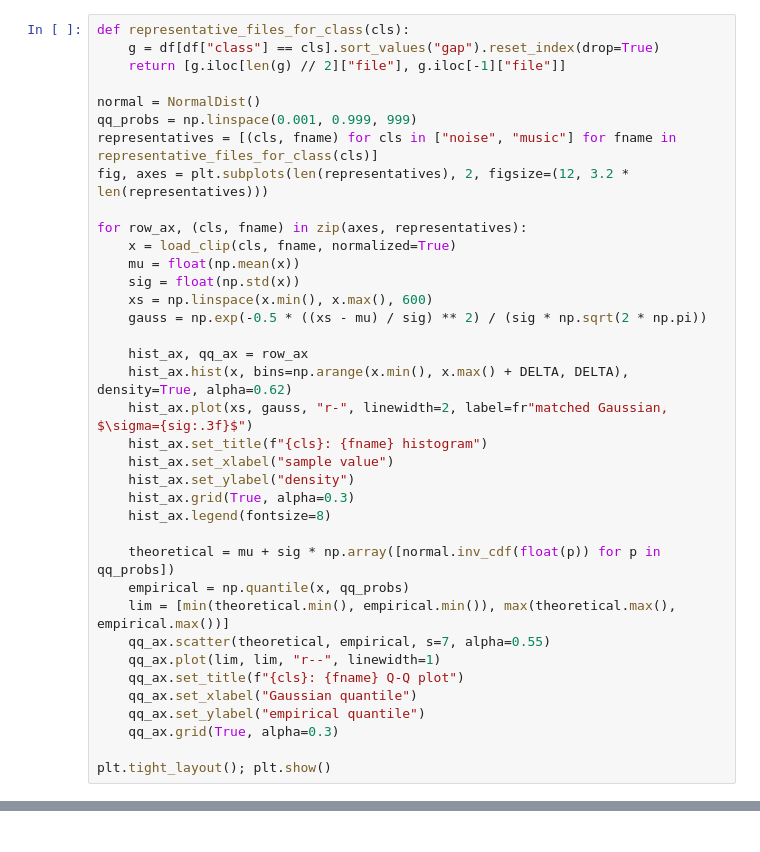
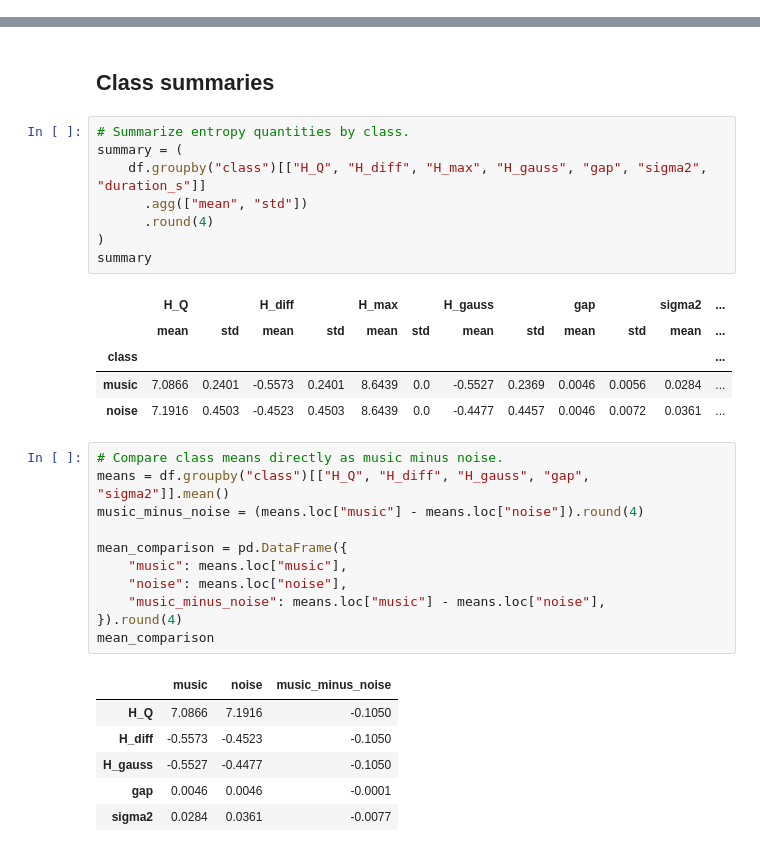
Before and after one commit to wakeupat4am/MATH4010--Advanced-Prob-Stat----Final-Project, a Jupyter notebook: Problem & Visualization/Problem 3/Problem_3.ipynb, the cells around one changed output, grey strips where cells are left out. Cells and saved outputs as stored; diff of their text form.

```diff
--- a/Problem & Visualization/Problem 3/Problem_3.ipynb
+++ b/Problem & Visualization/Problem 3/Problem_3.ipynb
@@ -378,37 +0,0 @@ pivot_gap.round(4)
-# %%
-def representative_files_for_class(cls):
-    g = df[df["class"] == cls].sort_values("gap").reset_index(drop=True)
-    return [g.iloc[len(g) // 2]["file"], g.iloc[-1]["file"]]
-
-normal = NormalDist()
-qq_probs = np.linspace(0.001, 0.999, 999)
-representatives = [(cls, fname) for cls in ["noise", "music"] for fname in representative_files_for_class(cls)]
-fig, axes = plt.subplots(len(representatives), 2, figsize=(12, 3.2 * len(representatives)))
-
-for row_ax, (cls, fname) in zip(axes, representatives):
-    x = load_clip(cls, fname, normalized=True)
-    mu = float(np.mean(x))
-    sig = float(np.std(x))
-    xs = np.linspace(x.min(), x.max(), 600)
-    gauss = np.exp(-0.5 * ((xs - mu) / sig) ** 2) / (sig * np.sqrt(2 * np.pi))
-
-    hist_ax, qq_ax = row_ax
-    hist_ax.hist(x, bins=np.arange(x.min(), x.max() + DELTA, DELTA), density=True, alpha=0.62)
-    hist_ax.plot(xs, gauss, "r-", linewidth=2, label=fr"matched Gaussian, $\sigma={sig:.3f}$")
-    hist_ax.set_title(f"{cls}: {fname} histogram")
-    hist_ax.set_xlabel("sample value")
-    hist_ax.set_ylabel("density")
-    hist_ax.grid(True, alpha=0.3)
-    hist_ax.legend(fontsize=8)
-
-    theoretical = mu + sig * np.array([normal.inv_cdf(float(p)) for p in qq_probs])
-    empirical = np.quantile(x, qq_probs)
-    lim = [min(theoretical.min(), empirical.min()), max(theoretical.max(), empirical.max())]
-    qq_ax.scatter(theoretical, empirical, s=7, alpha=0.55)
-    qq_ax.plot(lim, lim, "r--", linewidth=1)
-    qq_ax.set_title(f"{cls}: {fname} Q-Q plot")
-    qq_ax.set_xlabel("Gaussian quantile")
-    qq_ax.set_ylabel("empirical quantile")
-    qq_ax.grid(True, alpha=0.3)
-
-plt.tight_layout(); plt.show()
@@ -508,0 +179,34 @@ The textbook intuition that "ambient noise $\approx$ Gaussian" rests on a sum-of
+# %% [markdown]
+## Class summaries
+# %%
+# Summarize entropy quantities by class.
+summary = (
+    df.groupby("class")[["H_Q", "H_diff", "H_max", "H_gauss", "gap", "sigma2", "duration_s"]]
+      .agg(["mean", "std"])
+      .round(4)
+)
+summary
+# %% [output]
+|  | H_Q |  | H_diff |  | H_max |  | H_gauss |  | gap |  | sigma2 | ... |
+|  | mean | std | mean | std | mean | std | mean | std | mean | std | mean | ... |
+| class |  |  |  |  |  |  |  |  |  |  |  | ... |
+| music | 7.0866 | 0.2401 | -0.5573 | 0.2401 | 8.6439 | 0.0 | -0.5527 | 0.2369 | 0.0046 | 0.0056 | 0.0284 | ... |
+| noise | 7.1916 | 0.4503 | -0.4523 | 0.4503 | 8.6439 | 0.0 | -0.4477 | 0.4457 | 0.0046 | 0.0072 | 0.0361 | ... |
+# %%
+# Compare class means directly as music minus noise.
+means = df.groupby("class")[["H_Q", "H_diff", "H_gauss", "gap", "sigma2"]].mean()
+music_minus_noise = (means.loc["music"] - means.loc["noise"]).round(4)
+
+mean_comparison = pd.DataFrame({
+    "music": means.loc["music"],
+    "noise": means.loc["noise"],
+    "music_minus_noise": means.loc["music"] - means.loc["noise"],
+}).round(4)
+mean_comparison
+# %% [output]
+|  | music | noise | music_minus_noise |
+| H_Q | 7.0866 | 7.1916 | -0.1050 |
+| H_diff | -0.5573 | -0.4523 | -0.1050 |
+| H_gauss | -0.5527 | -0.4477 | -0.1050 |
+| gap | 0.0046 | 0.0046 | -0.0001 |
+| sigma2 | 0.0284 | 0.0361 | -0.0077 |
```
Also changed, not shown: parts of 34 cells of this notebook, 29 other files.
